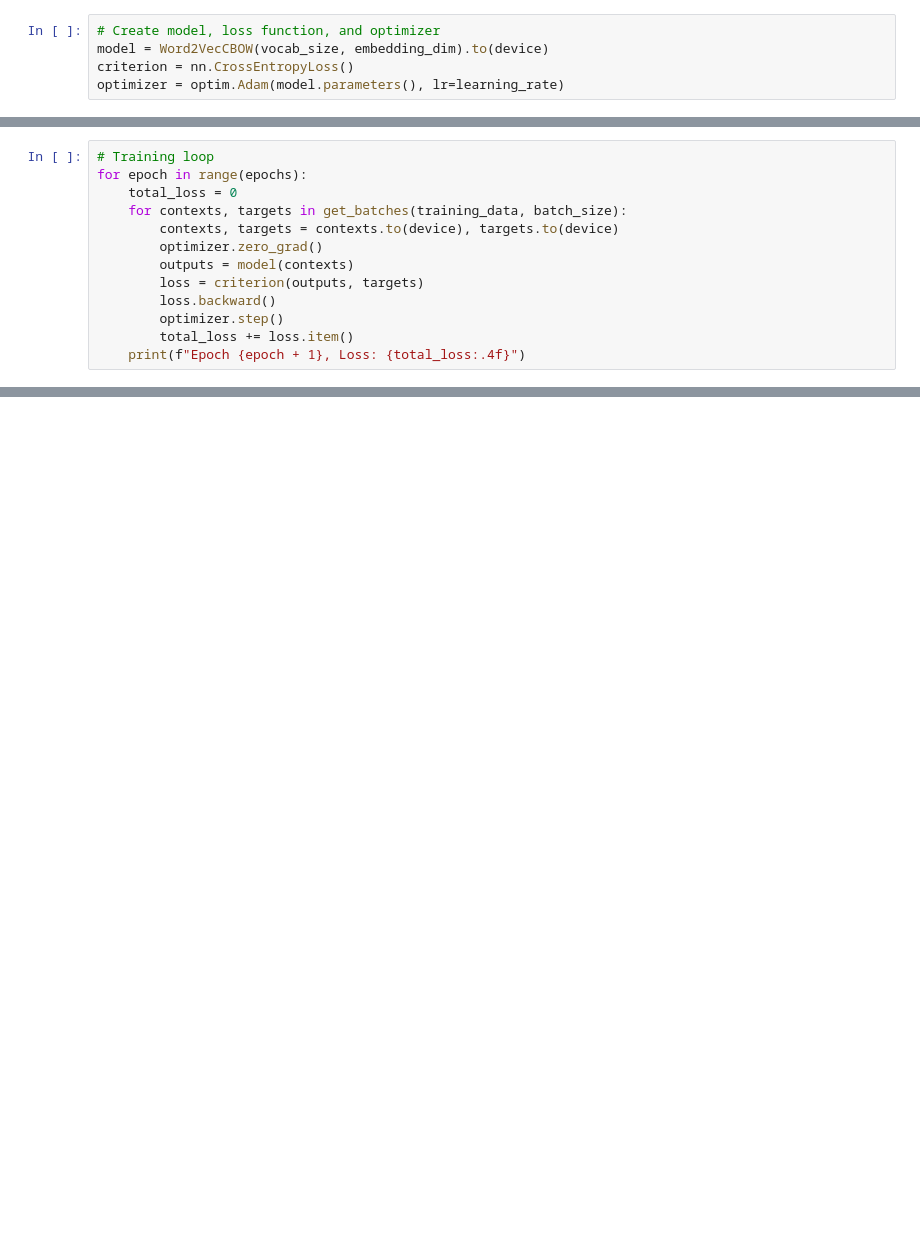
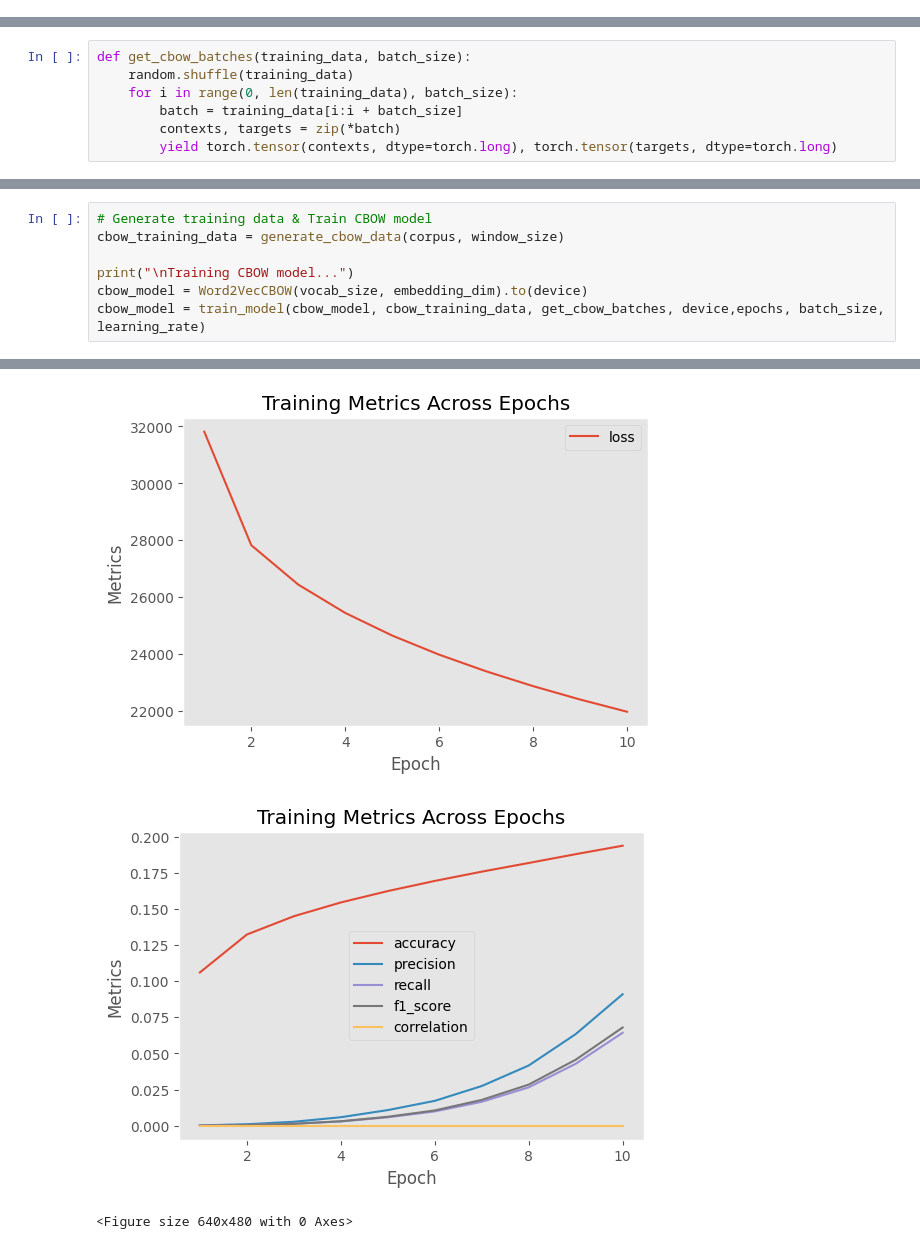
Before and after one commit to MohakSomani/PreCog-Task-NLP---Words-Sentence-Phrase-Similarity, a Jupyter notebook: task_a_1.ipynb, the cells around one changed output, grey strips where cells are left out. Saved outputs shown, nothing was run; the diff lists cells and outputs as text; blank space fills up the shorter version.

```diff
--- a/task_a_1.ipynb
+++ b/task_a_1.ipynb
@@ -72,5 +0,0 @@ Using device: cuda
-# %%
-# Create model, loss function, and optimizer
-model = Word2VecCBOW(vocab_size, embedding_dim).to(device)
-criterion = nn.CrossEntropyLoss()
-optimizer = optim.Adam(model.parameters(), lr=learning_rate)
@@ -85,13 +0,0 @@ def get_batches(training_data, batch_size):
-# %%
-# Training loop
-for epoch in range(epochs):
-    total_loss = 0
-    for contexts, targets in get_batches(training_data, batch_size):
-        contexts, targets = contexts.to(device), targets.to(device)
-        optimizer.zero_grad()
-        outputs = model(contexts)
-        loss = criterion(outputs, targets)
-        loss.backward()
-        optimizer.step()
-        total_loss += loss.item()
-    print(f"Epoch {epoch + 1}, Loss: {total_loss:.4f}")
@@ -211,0 +55,7 @@ Spearman Correlation: 0.0802
+# %%
+def get_cbow_batches(training_data, batch_size):
+    random.shuffle(training_data)
+    for i in range(0, len(training_data), batch_size):
+        batch = training_data[i:i + batch_size]
+        contexts, targets = zip(*batch)
+        yield torch.tensor(contexts, dtype=torch.long), torch.tensor(targets, dtype=torch.long)
@@ -211,0 +232,8 @@ Spearman Correlation: 0.0802
+# %%
+# Generate training data & Train CBOW model
+cbow_training_data = generate_cbow_data(corpus, window_size)
+
+print("\nTraining CBOW model...")
+cbow_model = Word2VecCBOW(vocab_size, embedding_dim).to(device)
+cbow_model = train_model(cbow_model, cbow_training_data, get_cbow_batches, device,epochs, batch_size, learning_rate)
+# %% [output]
@@ -211,0 +251,3 @@ Spearman Correlation: 0.0802
+[figure, added]
+[figure, added]
+<Figure size 640x480 with 0 Axes>
```
Also changed, not shown: parts of 41 cells of this notebook, 7 other files.
